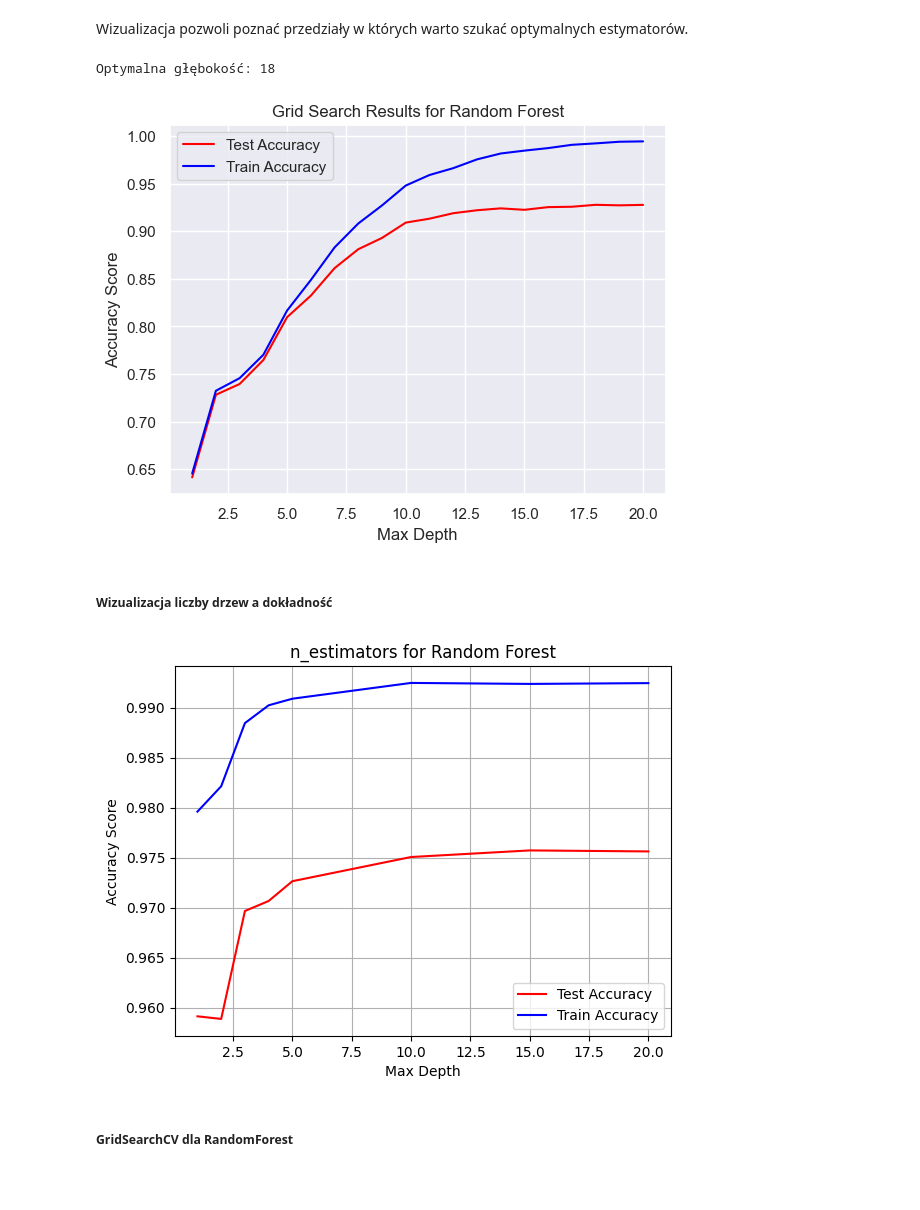
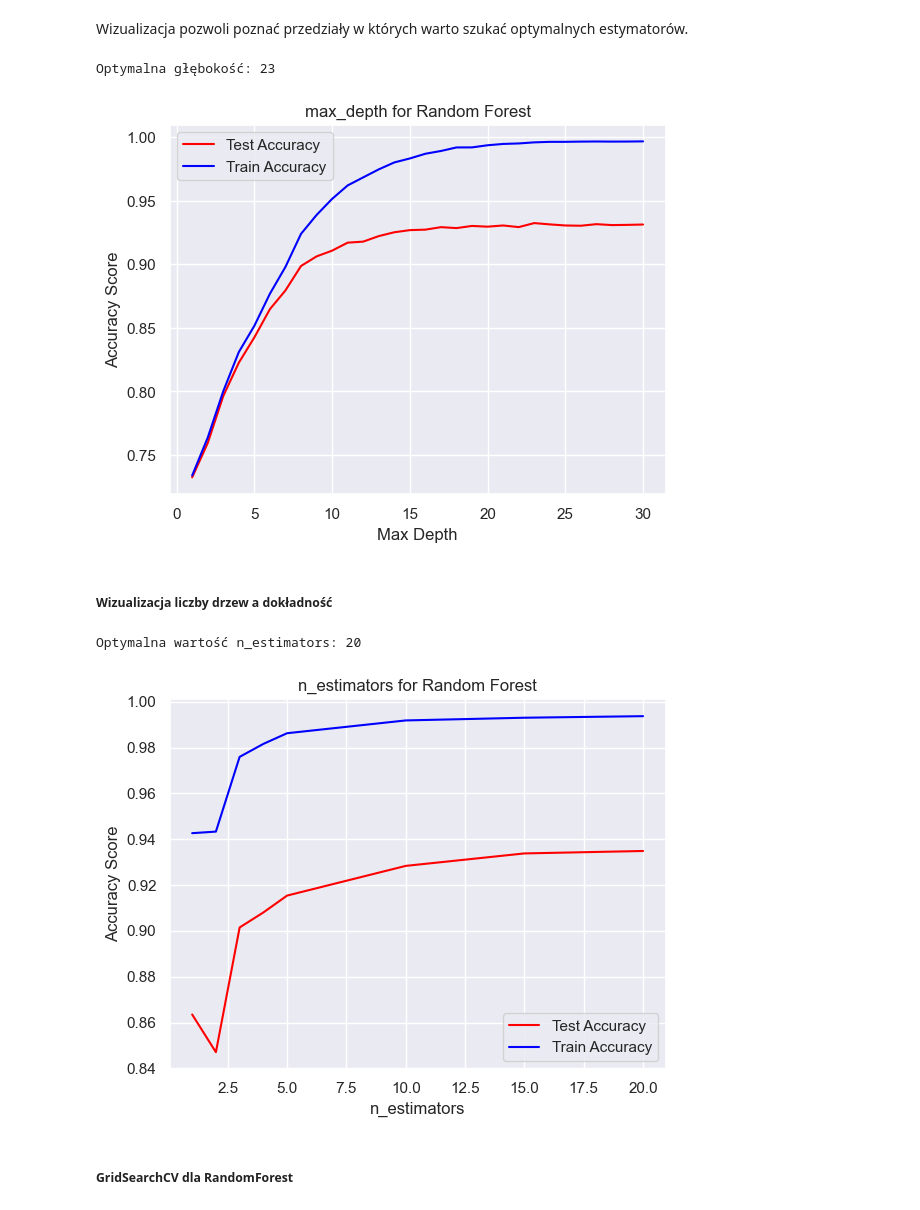
Before and after one commit to a-smaruj/ML_Project_Arrhythmia_Classification, a Jupyter notebook: main.ipynb, the cells around one changed output. Saved outputs shown, nothing was run; the diff lists cells and outputs as text; code cells hidden in the pictures; blank space fills up the shorter version.

Commit message:
poprawka randoma i wykresików

```diff
--- a/main.ipynb
+++ b/main.ipynb
@@ -425,8 +427,8 @@ Name: type, dtype: int64
 #### Bardzo ważna komórka - wybór danych
 # %%
 #Komórka w której zmieniam, na jakich danych chcę testować algorytm
-X_data_sample= X_sample #lub X_resampled
-y_data_sample= y_sample #lub y_resampled
+X_data_sample= X_resampled #X_sample #lub X_resampled
+y_data_sample= y_resampled #y_sample #lub y_resampled
 
 # X_data_sample=X_train
 
@@ -652,7 +658,7 @@ skf = StratifiedKFold(n_splits=5, shuffle=True, random_state=10)
 
 ma_train_rf = []
 ma_test_rf = []
-for j in range(1, 21):
+for j in range(1, 31):
     model = RFmodel = RandomForestClassifier(random_state=10, max_depth=j, n_estimators=10)
     a_test = []
     a_tren = []
@@ -669,17 +675,17 @@ for j in range(1, 21):
 optimal_depth = np.argmax(ma_test_rf) + 1
 print("Optymalna głębokość:", optimal_depth)
 
-depths = range(1, 21)
+depths = range(1, 31)
 plt.plot(depths, ma_test_rf, label="Test Accuracy", color="red")
 plt.plot(depths, ma_train_rf, label="Train Accuracy", color="blue")
 plt.xlabel("Max Depth")
 plt.ylabel("Accuracy Score")
-plt.title("Grid Search Results for Random Forest")
+plt.title("max_depth for Random Forest")
 plt.legend()
 plt.show()
 # %% [output]
-Optymalna głębokość: 18
+Optymalna głębokość: 23
-[figure, old version]
+[figure, new version]
 # %% [markdown]
 ##### Wizualizacja liczby drzew a dokładność
 # %%
@@ -702,17 +708,18 @@ for n_estimators in n_estimators_values:
 
 optimal_n_estimators = n_estimators_values[np.argmax(ma_rf_test)]
 print("Optymalna wartość n_estimators:", optimal_n_estimators)
+# %% [output]
+Optymalna wartość n_estimators: 20
 # %%
 plt.plot(n_estimators_values, ma_rf_test, label="Test Accuracy", color="red")
 plt.plot(n_estimators_values, ma_rf_train, label="Train Accuracy", color="blue")
-plt.xlabel("Max Depth")
+plt.xlabel("n_estimators")
 plt.ylabel("Accuracy Score")
 plt.title("n_estimators for Random Forest")
 plt.legend()
-plt.grid()
 plt.show()
 # %% [output]
-[figure, old version]
+[figure, new version]
 # %% [markdown]
 ##### GridSearchCV dla RandomForest
 # %%
```
Also changed, not shown: parts of 21 cells of this notebook.
